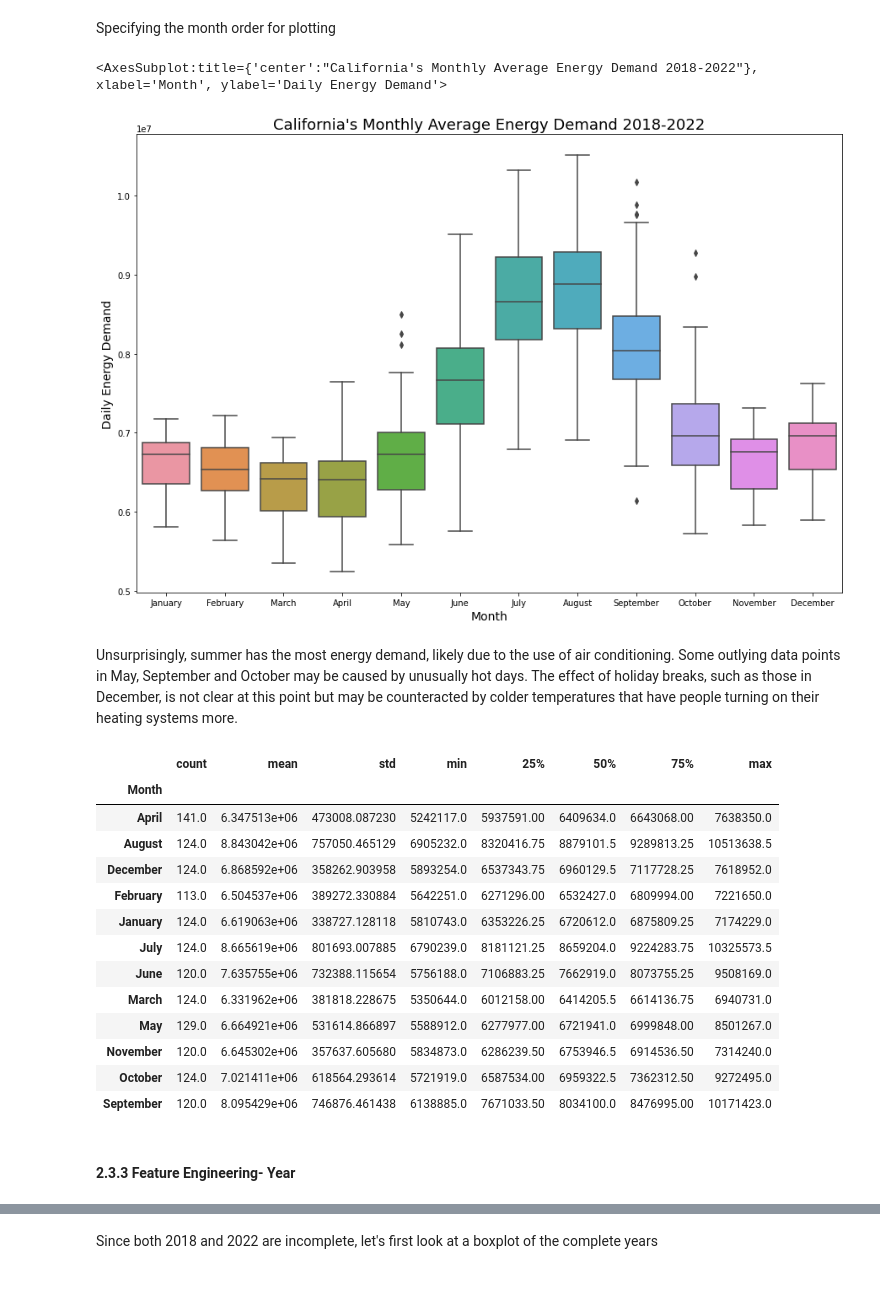
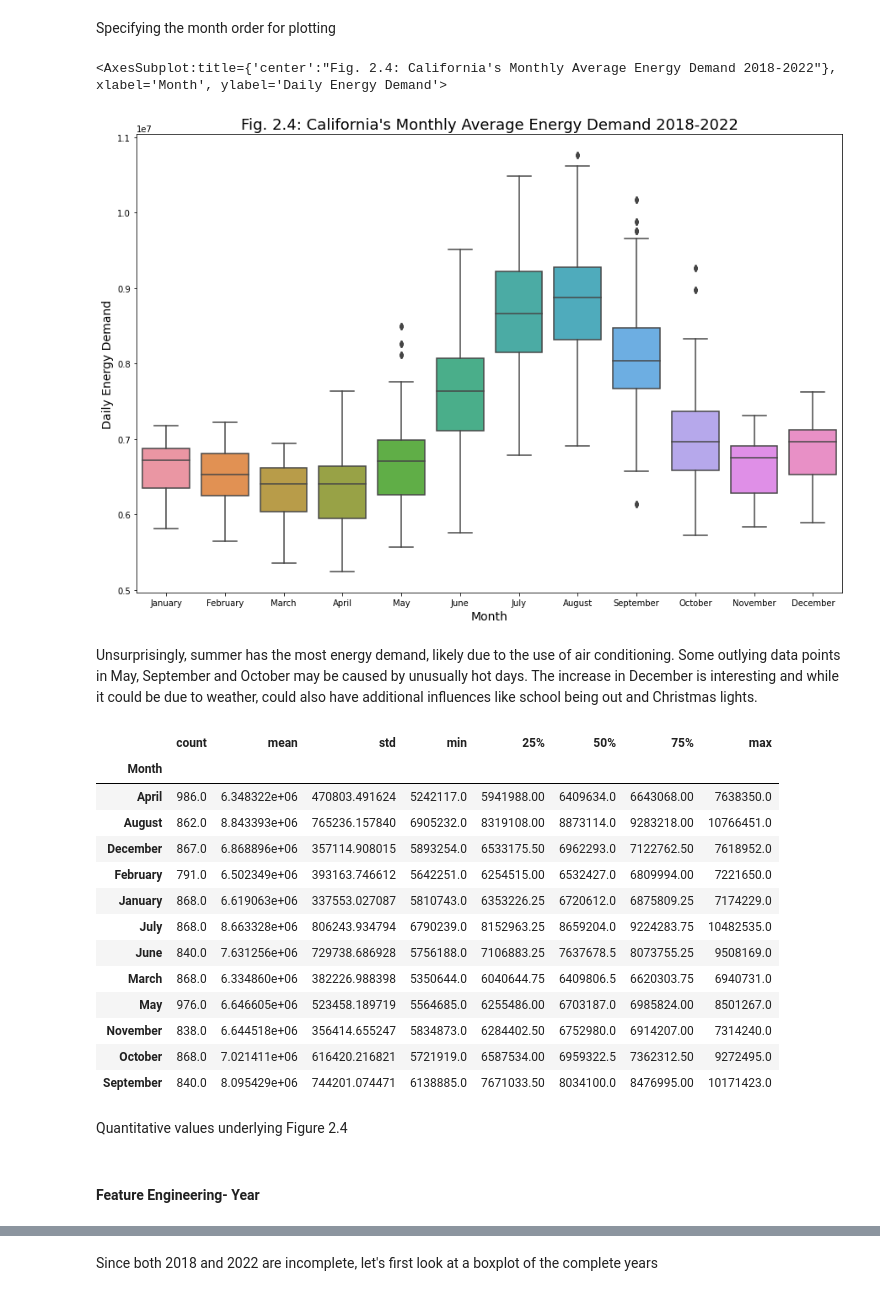
Before and after one commit to AuroraGinzburg/ML_Portfolio, a Jupyter notebook: Portfolio Projects/Weather and Energy/2-Data Cleaning and EDA.ipynb, the cells around one changed output, grey strips where cells are left out. Cells and saved outputs as stored; diff of their text form; code cells hidden in the pictures.

```diff
--- a/Portfolio Projects/Weather and Energy/2-Data Cleaning and EDA.ipynb
+++ b/Portfolio Projects/Weather and Energy/2-Data Cleaning and EDA.ipynb
@@ -297,7 +152,0 @@ dayorder= ['Monday', 'Tuesday', 'Wednesday', 'Thursday', 'Friday', 'Saturday', '
-# %%
-plt.figure(figsize=(10,6))
-plt.title("Weekly Average Energy Demand 2018-2022", fontsize=18)
-plt.rc('axes', labelsize=14)
-plt.rc('xtick', labelsize=10)
-plt.rc('ytick', labelsize=10)
-sns.boxplot(data = masterdf, x= 'Day', y='Daily Energy Demand', order= dayorder)
@@ -324,0 +189,10 @@ The statistics above are used to calculate the values in the boxplot. Note that
+# %%
+#function for filling in the April 11 data
+def missingdata_fill(row):
+    if str(row['Date']) == '2018-04-11 00:00:00':
+        energy= 6927243.5
+        return energy
+    else:
+        return row['Daily Energy Demand']
+# %%
+df['Daily Energy Demand']= testdf.apply(missingdata_fill, axis=1)
@@ -325,40 +232,42 @@ The statistics above are used to calculate the values in the boxplot. Note that
 # %% [markdown]
 Creating a feature for month using the month_name function
 # %%
-masterdf['Month'] = masterdf['Date_DateObj'].dt.month_name()
+df['Month'] = df['Date'].dt.month_name()
 # %% [markdown]
 Specifying the month order for plotting
 # %%
 monthorder= ['January', 'February', 'March', 'April', 'May', 'June', 'July', 'August', 'September', 'October', 'November', 'December']
 # %%
 plt.figure(figsize=(15,10))
-plt.title("California's Monthly Average Energy Demand 2018-2022", fontsize=18)
+plt.title("Fig. 2.4: California's Monthly Average Energy Demand 2018-2022", fontsize=18)
 plt.rc('axes', labelsize=14)
 plt.rc('xtick', labelsize=10)
 plt.rc('ytick', labelsize=10)
-sns.boxplot(data = masterdf, x= 'Month', y='Daily Energy Demand', order= monthorder)
+sns.boxplot(data = df, x= 'Month', y='Daily Energy Demand', order= monthorder)
 # %% [output]
-<AxesSubplot:title={'center':"California's Monthly Average Energy Demand 2018-2022"}, xlabel='Month', ylabel='Daily Energy Demand'>
+<AxesSubplot:title={'center':"Fig. 2.4: California's Monthly Average Energy Demand 2018-2022"}, xlabel='Month', ylabel='Daily Energy Demand'>
-[figure, old version]
+[figure, new version]
 # %% [markdown]
-Unsurprisingly, summer has the most energy demand, likely due to the use of air conditioning. Some outlying data points in May, September and October may be caused by unusually hot days. The effect of holiday breaks, such as those in December, is not clear at this point but may be counteracted by colder temperatures that have people turning on their heating systems more.
+Unsurprisingly, summer has the most energy demand, likely due to the use of air conditioning. Some outlying data points in May, September and October may be caused by unusually hot days. The increase in December is interesting and while it could be due to weather, could also have additional influences like school being out and Christmas lights.
 # %%
-masterdf.groupby('Month')['Daily Energy Demand'].describe()
+df.groupby('Month')['Daily Energy Demand'].describe()
 # %% [output]
 |  | count | mean | std | min | 25% | 50% | 75% | max |
 | Month |  |  |  |  |  |  |  |  |
-| April | 141.0 | 6.347513e+06 | 473008.087230 | 5242117.0 | 5937591.00 | 6409634.0 | 6643068.00 | 7638350.0 |
-| August | 124.0 | 8.843042e+06 | 757050.465129 | 6905232.0 | 8320416.75 | 8879101.5 | 9289813.25 | 10513638.5 |
-| December | 124.0 | 6.868592e+06 | 358262.903958 | 5893254.0 | 6537343.75 | 6960129.5 | 7117728.25 | 7618952.0 |
-| February | 113.0 | 6.504537e+06 | 389272.330884 | 5642251.0 | 6271296.00 | 6532427.0 | 6809994.00 | 7221650.0 |
-| January | 124.0 | 6.619063e+06 | 338727.128118 | 5810743.0 | 6353226.25 | 6720612.0 | 6875809.25 | 7174229.0 |
-| July | 124.0 | 8.665619e+06 | 801693.007885 | 6790239.0 | 8181121.25 | 8659204.0 | 9224283.75 | 10325573.5 |
-| June | 120.0 | 7.635755e+06 | 732388.115654 | 5756188.0 | 7106883.25 | 7662919.0 | 8073755.25 | 9508169.0 |
-| March | 124.0 | 6.331962e+06 | 381818.228675 | 5350644.0 | 6012158.00 | 6414205.5 | 6614136.75 | 6940731.0 |
-| May | 129.0 | 6.664921e+06 | 531614.866897 | 5588912.0 | 6277977.00 | 6721941.0 | 6999848.00 | 8501267.0 |
-| November | 120.0 | 6.645302e+06 | 357637.605680 | 5834873.0 | 6286239.50 | 6753946.5 | 6914536.50 | 7314240.0 |
-| October | 124.0 | 7.021411e+06 | 618564.293614 | 5721919.0 | 6587534.00 | 6959322.5 | 7362312.50 | 9272495.0 |
-| September | 120.0 | 8.095429e+06 | 746876.461438 | 6138885.0 | 7671033.50 | 8034100.0 | 8476995.00 | 10171423.0 |
+| April | 986.0 | 6.348322e+06 | 470803.491624 | 5242117.0 | 5941988.00 | 6409634.0 | 6643068.00 | 7638350.0 |
+| August | 862.0 | 8.843393e+06 | 765236.157840 | 6905232.0 | 8319108.00 | 8873114.0 | 9283218.00 | 10766451.0 |
+| December | 867.0 | 6.868896e+06 | 357114.908015 | 5893254.0 | 6533175.50 | 6962293.0 | 7122762.50 | 7618952.0 |
+| February | 791.0 | 6.502349e+06 | 393163.746612 | 5642251.0 | 6254515.00 | 6532427.0 | 6809994.00 | 7221650.0 |
+| January | 868.0 | 6.619063e+06 | 337553.027087 | 5810743.0 | 6353226.25 | 6720612.0 | 6875809.25 | 7174229.0 |
+| July | 868.0 | 8.663328e+06 | 806243.934794 | 6790239.0 | 8152963.25 | 8659204.0 | 9224283.75 | 10482535.0 |
+| June | 840.0 | 7.631256e+06 | 729738.686928 | 5756188.0 | 7106883.25 | 7637678.5 | 8073755.25 | 9508169.0 |
+| March | 868.0 | 6.334860e+06 | 382226.988398 | 5350644.0 | 6040644.75 | 6409806.5 | 6620303.75 | 6940731.0 |
+| May | 976.0 | 6.646605e+06 | 523458.189719 | 5564685.0 | 6255486.00 | 6703187.0 | 6985824.00 | 8501267.0 |
+| November | 838.0 | 6.644518e+06 | 356414.655247 | 5834873.0 | 6284402.50 | 6752980.0 | 6914207.00 | 7314240.0 |
+| October | 868.0 | 7.021411e+06 | 616420.216821 | 5721919.0 | 6587534.00 | 6959322.5 | 7362312.50 | 9272495.0 |
+| September | 840.0 | 8.095429e+06 | 744201.074471 | 6138885.0 | 7671033.50 | 8034100.0 | 8476995.00 | 10171423.0 |
+# %% [markdown]
+Quantitative values underlying Figure 2.4
 # %% [markdown]
-#### 2.3.3 Feature Engineering- Year
+#### Feature Engineering- Year
 # %% [markdown]
```
Also changed, not shown: parts of 120 cells of this notebook, 1 other file.
